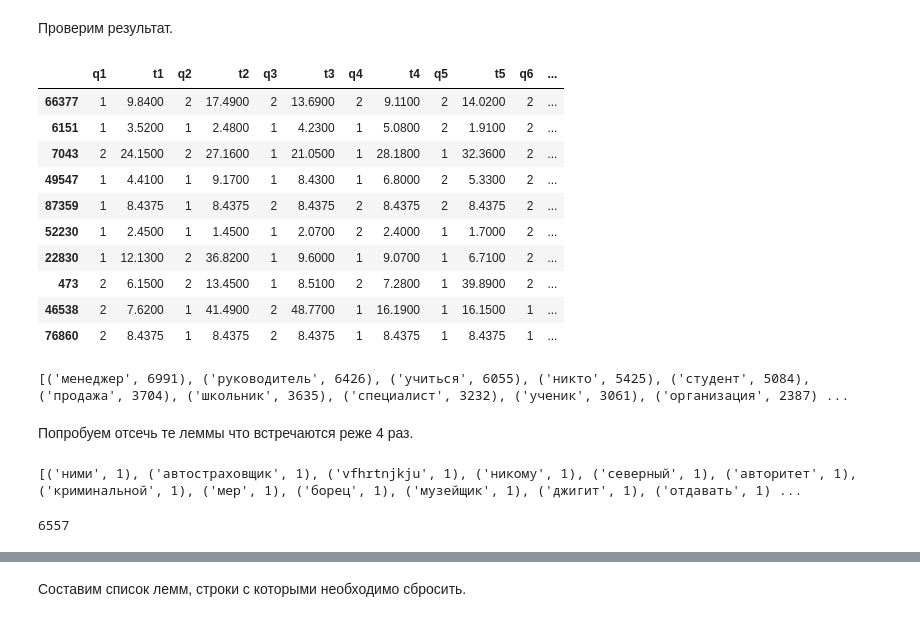
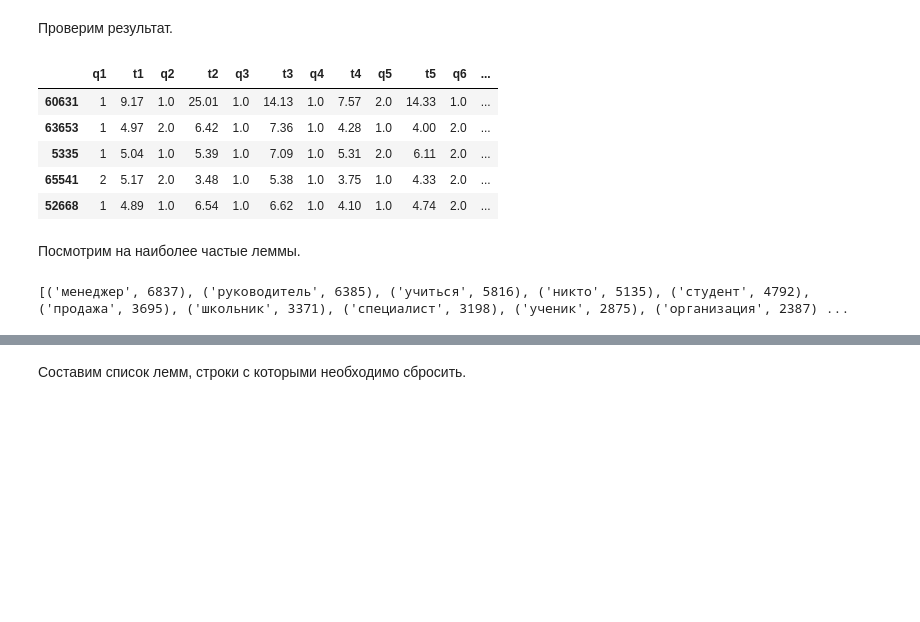
Before and after one commit to Akarinokadze/kpmi, a Jupyter notebook: kpmi.ipynb, the cells around one changed output, grey strips where cells are left out. Cells and saved outputs as stored; diff of their text form; code cells hidden in the pictures; blank space fills up the shorter version.

```diff
--- a/kpmi.ipynb
+++ b/kpmi.ipynb
@@ -183,7 +234,7 @@ memory usage: 89.8+ MB
 indexes_to_drop = set()
 
 for time_column in time_columns:
-    q_min = df[time_column].quantile(.001)
+    q_min = df[time_column].quantile(.01)
     q_max = df[time_column].quantile(.999)
     indexes_to_drop.update(df[df[time_column] <= q_min].index)
     indexes_to_drop.update(df[df[time_column] >= q_max].index)
@@ -208,7 +259,7 @@ memory usage: 84.0+ MB
 # %% [markdown]
 Поменяем типы колонок.
 # %%
-# uint8 колонки
+# category колонки
 uint8_columns = set()
 for i in range(1, 61):
     uint8_columns.add('q'+str(i))
@@ -216,7 +267,7 @@ uint8_columns.add('q62')
 
 # изменяем dtypes колонок
 df = df.astype({
-    **{_:'uint8' for _ in list(uint8_columns)}
+    **{_:'category' for _ in list(uint8_columns)}
 })
 # %% [markdown]
 Проверим результат.
@@ -284,9 +347,7 @@ with np.printoptions(threshold=np.inf):
 # %%
 sym_spell = SymSpell(max_dictionary_edit_distance=3, prefix_length=7)
 
-dictionary_path = pkg_resources.resource_filename('symspellpy', 'ru-100k.txt')
-
-sym_spell.load_dictionary(dictionary_path, term_index=0, count_index=1, separator=' ', encoding='UTF-8')
+sym_spell.load_dictionary('ru-100k_new.txt', term_index=0, count_index=1, separator=' ', encoding='UTF-8')
 # %% [output]
 True
 # %% [markdown]
@@ -308,19 +369,25 @@ def review_to_wordlist(to_review: str) -> list:
     words = review_text.lower().split()
     # отсеиваем стоп-слова
     words = [w for w in words if not w in stops]
-    # выделяем леммы
-    words = [morph.parse(w)[0].normal_form for w in words]
     # проверяем каждое слово на ошибки модулем SymSpellPy
     result = []
     for word in words:
-        suggestions = sym_spell.lookup(word, Verbosity.CLOSEST, max_edit_distance=2, include_unknown=True)
+        suggestions = sym_spell.lookup(word, Verbosity.CLOSEST, max_edit_distance=3, include_unknown=True)
         try:
             result.append(suggestions[0].term)
-            lemmas_list.append(suggestions[0].term)
         except:
             None
+    # выделяем леммы
+    words = []
+    for word in result:
+        word = morph.parse(word)[0].normal_form
+        if 20 > len(word) > 1:
+            words.append(word)
+    # отсеиваем стоп-слова
+    words = [w for w in words if not w in stops]
+    lemmas_list.extend(words)
 
-    return(result)
+    return(words)
 # %% [markdown]
 Применим полученную функцию для очистки данных.
 # %%
@@ -328,32 +395,18 @@ df['reviewed'] = df['q61'].transform(review_to_wordlist)
 # %% [markdown]
 Проверим результат.
 # %%
-df.sample(10)
+df.sample(5)
 # %% [output]
 |  | q1 | t1 | q2 | t2 | q3 | t3 | q4 | t4 | q5 | t5 | q6 | ... |
-| 66377 | 1 | 9.8400 | 2 | 17.4900 | 2 | 13.6900 | 2 | 9.1100 | 2 | 14.0200 | 2 | ... |
-| 6151 | 1 | 3.5200 | 1 | 2.4800 | 1 | 4.2300 | 1 | 5.0800 | 2 | 1.9100 | 2 | ... |
-| 7043 | 2 | 24.1500 | 2 | 27.1600 | 1 | 21.0500 | 1 | 28.1800 | 1 | 32.3600 | 2 | ... |
-| 49547 | 1 | 4.4100 | 1 | 9.1700 | 1 | 8.4300 | 1 | 6.8000 | 2 | 5.3300 | 2 | ... |
-| 87359 | 1 | 8.4375 | 1 | 8.4375 | 2 | 8.4375 | 2 | 8.4375 | 2 | 8.4375 | 2 | ... |
-| 52230 | 1 | 2.4500 | 1 | 1.4500 | 1 | 2.0700 | 2 | 2.4000 | 1 | 1.7000 | 2 | ... |
-| 22830 | 1 | 12.1300 | 2 | 36.8200 | 1 | 9.6000 | 1 | 9.0700 | 1 | 6.7100 | 2 | ... |
-| 473 | 2 | 6.1500 | 2 | 13.4500 | 1 | 8.5100 | 2 | 7.2800 | 1 | 39.8900 | 2 | ... |
-| 46538 | 2 | 7.6200 | 1 | 41.4900 | 2 | 48.7700 | 1 | 16.1900 | 1 | 16.1500 | 1 | ... |
-| 76860 | 2 | 8.4375 | 1 | 8.4375 | 2 | 8.4375 | 1 | 8.4375 | 1 | 8.4375 | 1 | ... |
+| 60631 | 1 | 9.17 | 1.0 | 25.01 | 1.0 | 14.13 | 1.0 | 7.57 | 2.0 | 14.33 | 1.0 | ... |
+| 63653 | 1 | 4.97 | 2.0 | 6.42 | 1.0 | 7.36 | 1.0 | 4.28 | 1.0 | 4.00 | 2.0 | ... |
+| 5335 | 1 | 5.04 | 1.0 | 5.39 | 1.0 | 7.09 | 1.0 | 5.31 | 2.0 | 6.11 | 2.0 | ... |
+| 65541 | 2 | 5.17 | 2.0 | 3.48 | 1.0 | 5.38 | 1.0 | 3.75 | 1.0 | 4.33 | 2.0 | ... |
+| 52668 | 1 | 4.89 | 1.0 | 6.54 | 1.0 | 6.62 | 1.0 | 4.10 | 1.0 | 4.74 | 2.0 | ... |
+# %% [markdown]
+Посмотрим на наиболее частые леммы.
 # %%
 with np.printoptions(threshold=np.inf):
-    print(Counter(lemmas_list).most_common())
+    print(Counter(lemmas_list).most_common(50))
 # %% [output]
-[('менеджер', 6991), ('руководитель', 6426), ('учиться', 6055), ('никто', 5425), ('студент', 5084), ('продажа', 3704), ('школьник', 3635), ('специалист', 3232), ('ученик', 3061), ('организация', 2387) ...
+[('менеджер', 6837), ('руководитель', 6385), ('учиться', 5816), ('никто', 5135), ('студент', 4792), ('продажа', 3695), ('школьник', 3371), ('специалист', 3198), ('ученик', 2875), ('организация', 2387) ...
-# %% [markdown]
-Попробуем отсечь те леммы что встречаются реже 4 раз.
-# %%
-with np.printoptions(threshold=np.inf):
-    print(Counter(lemmas_list).most_common()[:-2680:-1])
-# %% [output]
-[('ними', 1), ('автостраховщик', 1), ('vfhrtnjkju', 1), ('никому', 1), ('северный', 1), ('авторитет', 1), ('криминальной', 1), ('мер', 1), ('борец', 1), ('музейщик', 1), ('джигит', 1), ('отдавать', 1) ...
-# %%
-print('6557')
-# %% [output]
-6557
```
Also changed, not shown: parts of 74 cells of this notebook, 1 other file.
